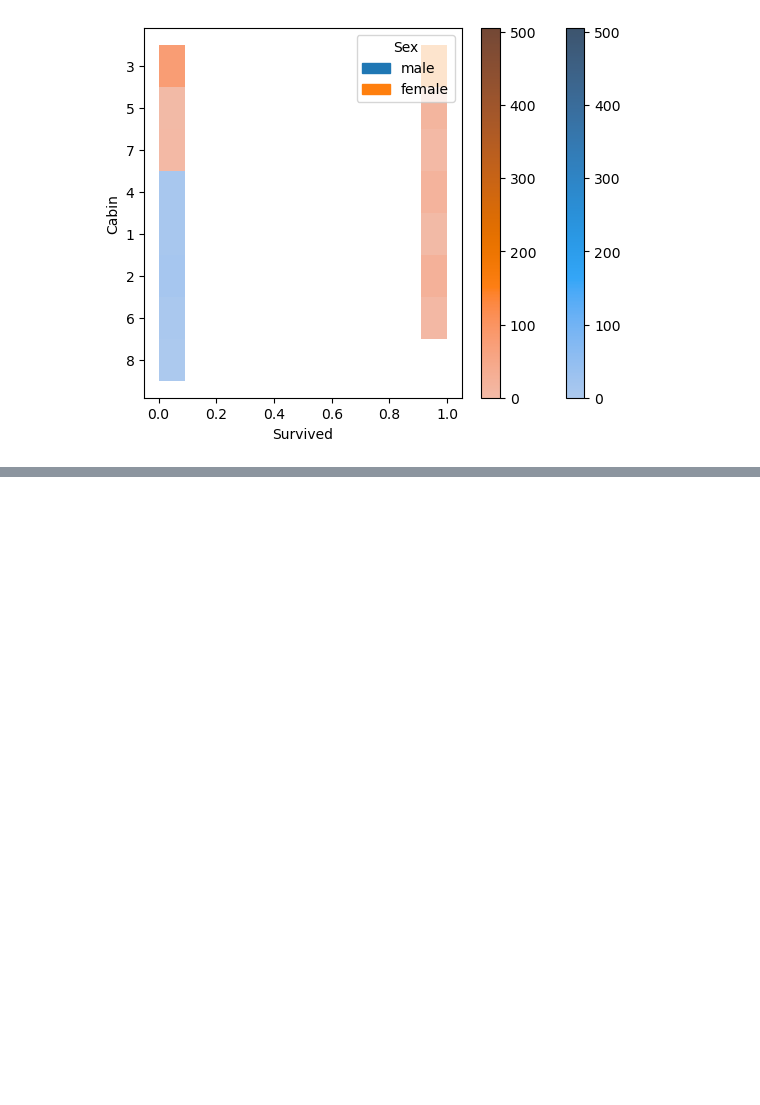
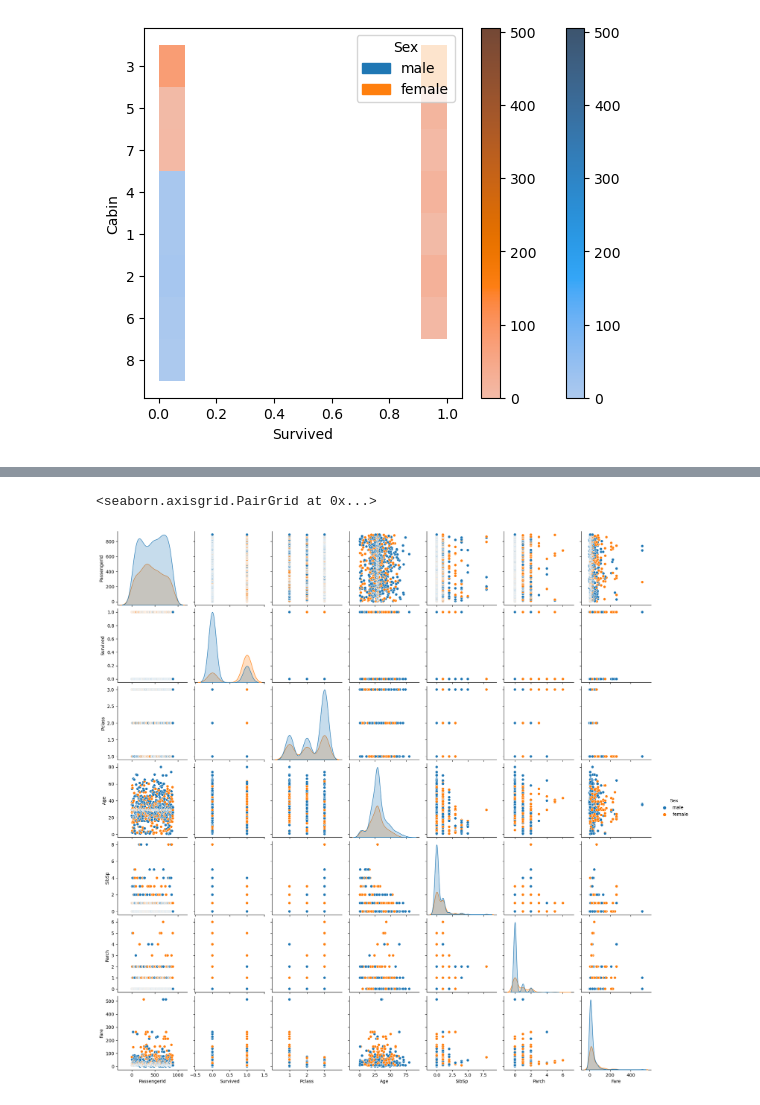
Before and after one commit to LegitMarkus/Titanix-KI, a Jupyter notebook: Titanix.ipynb, the cells around one changed output, grey strips where cells are left out. Saved outputs shown, nothing was run; the diff lists cells and outputs as text; code cells hidden in the pictures; blank space fills up the shorter version.

```diff
--- a/Titanix.ipynb
+++ b/Titanix.ipynb
@@ -421,0 +440,5 @@ sns.histplot(data=titanixdata, x='Survived', y='Cabin', hue='Sex',cbar=True)
+# %%
+sns.pairplot(data=titanixdata, hue='Sex')
+# %% [output]
+<seaborn.axisgrid.PairGrid at 0x...>
+[figure, added]
```
Also changed, not shown: parts of 6 cells of this notebook.
